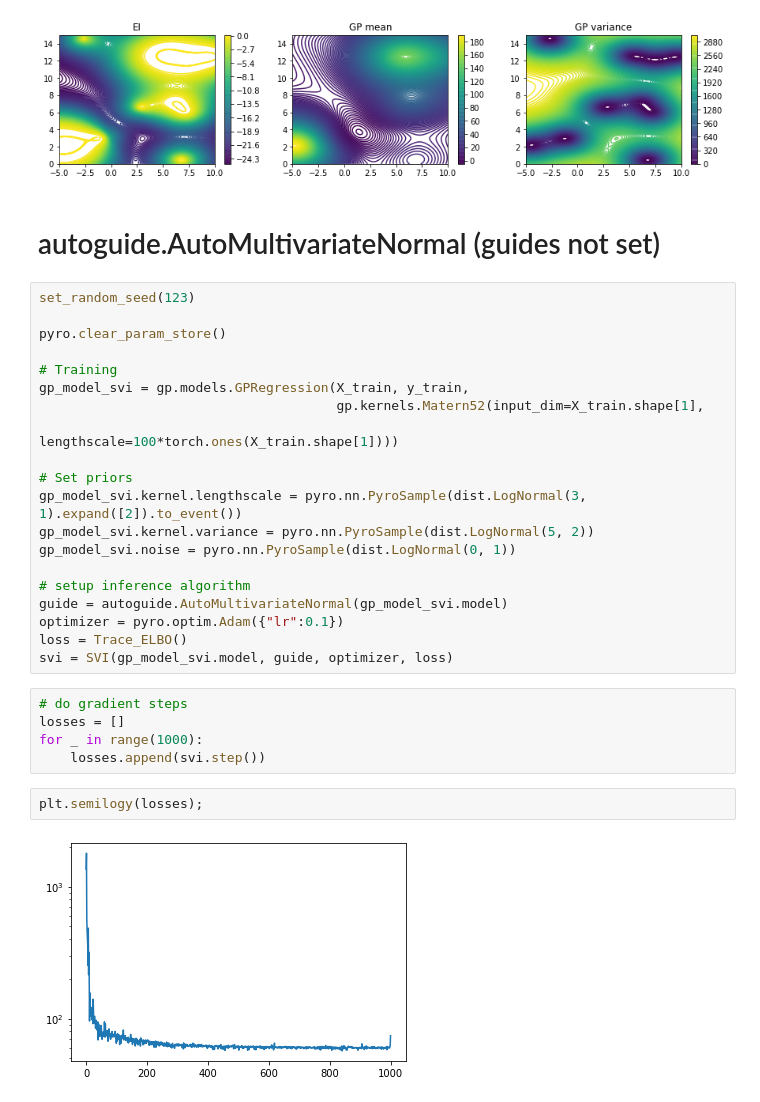
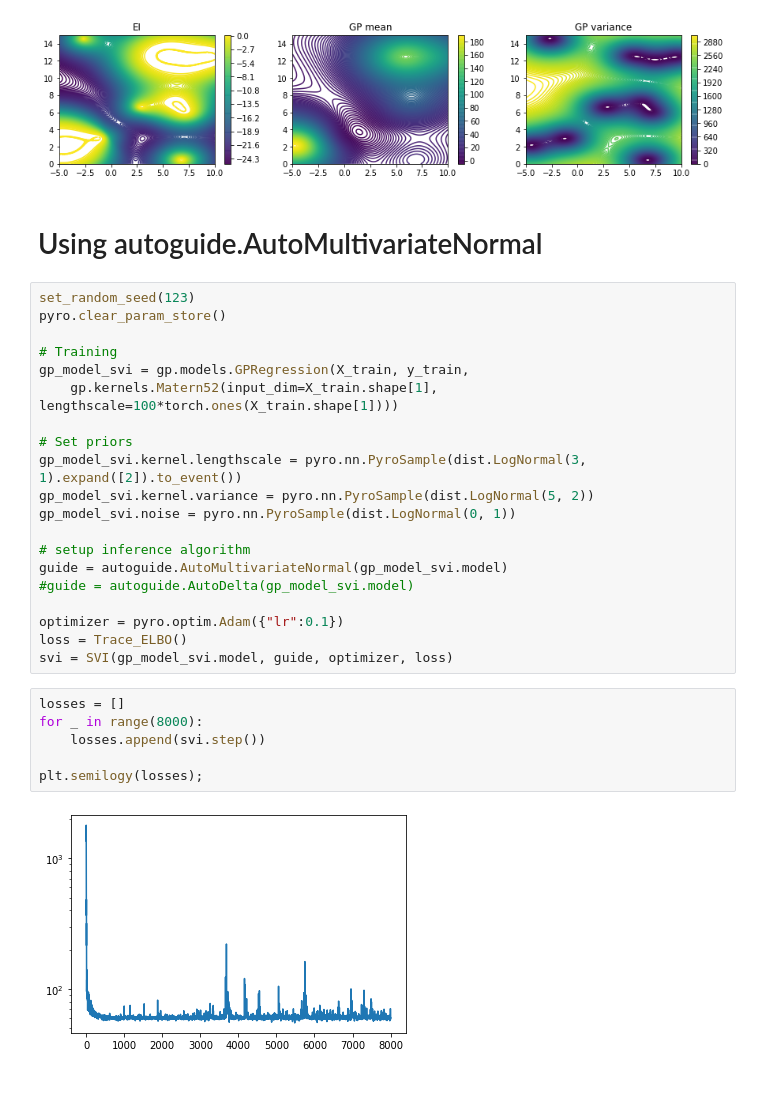
Before and after one commit to alan-turing-institute/SBO_Pyro, a Jupyter notebook: GP_autoguide.ipynb, the cells around one changed output. Saved outputs shown, nothing was run; the diff lists cells and outputs as text.

```diff
--- a/GP_autoguide.ipynb
+++ b/GP_autoguide.ipynb
@@ -188,16 +188,14 @@ for i in range(3):
 [figure]
 [figure]
 # %% [markdown]
-# autoguide.AutoMultivariateNormal (guides not set)
+# Using autoguide.AutoMultivariateNormal
 # %%
 set_random_seed(123)
-
 pyro.clear_param_store()
 
 # Training
 gp_model_svi = gp.models.GPRegression(X_train, y_train,
-                                      gp.kernels.Matern52(input_dim=X_train.shape[1],
-                                                          lengthscale=100*torch.ones(X_train.shape[1])))
+    gp.kernels.Matern52(input_dim=X_train.shape[1], lengthscale=100*torch.ones(X_train.shape[1])))
 
 # Set priors
 gp_model_svi.kernel.lengthscale = pyro.nn.PyroSample(dist.LogNormal(3, 1).expand([2]).to_event())
@@ -206,15 +204,16 @@ gp_model_svi.noise = pyro.nn.PyroSample(dist.LogNormal(0, 1))
 
 # setup inference algorithm
 guide = autoguide.AutoMultivariateNormal(gp_model_svi.model)
+#guide = autoguide.AutoDelta(gp_model_svi.model)
+
 optimizer = pyro.optim.Adam({"lr":0.1})
 loss = Trace_ELBO()
 svi = SVI(gp_model_svi.model, guide, optimizer, loss)
 # %%
-# do gradient steps
 losses = []
-for _ in range(1000):
+for _ in range(8000):
     losses.append(svi.step())
+
+plt.semilogy(losses);
+# %% [output]
+[figure, added]
-# %%
-plt.semilogy(losses);
-# %% [output]
-[figure, removed]
```
Also changed, not shown: parts of 16 cells of this notebook, 19 other files.
